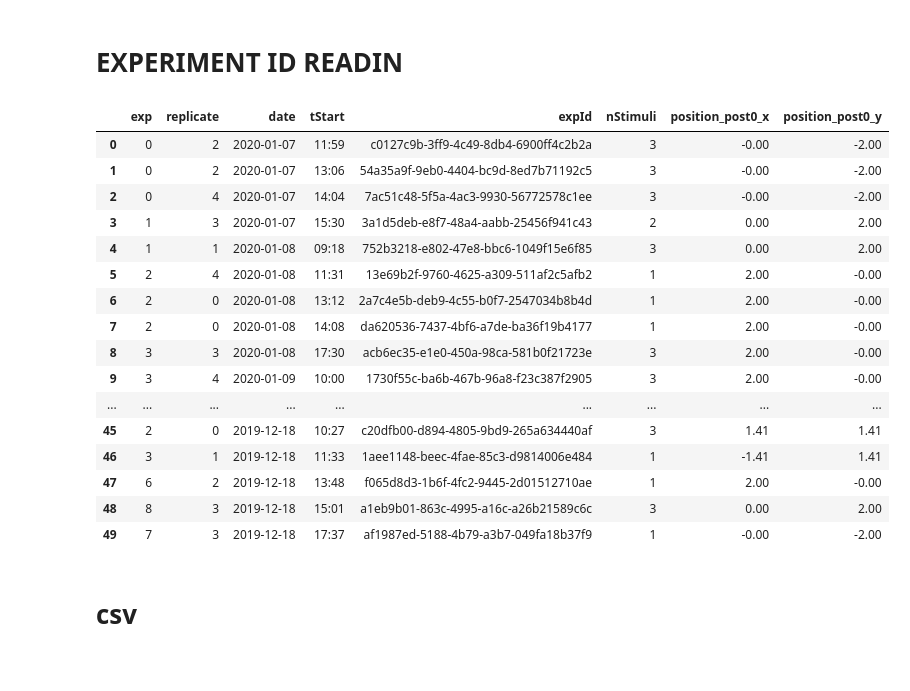
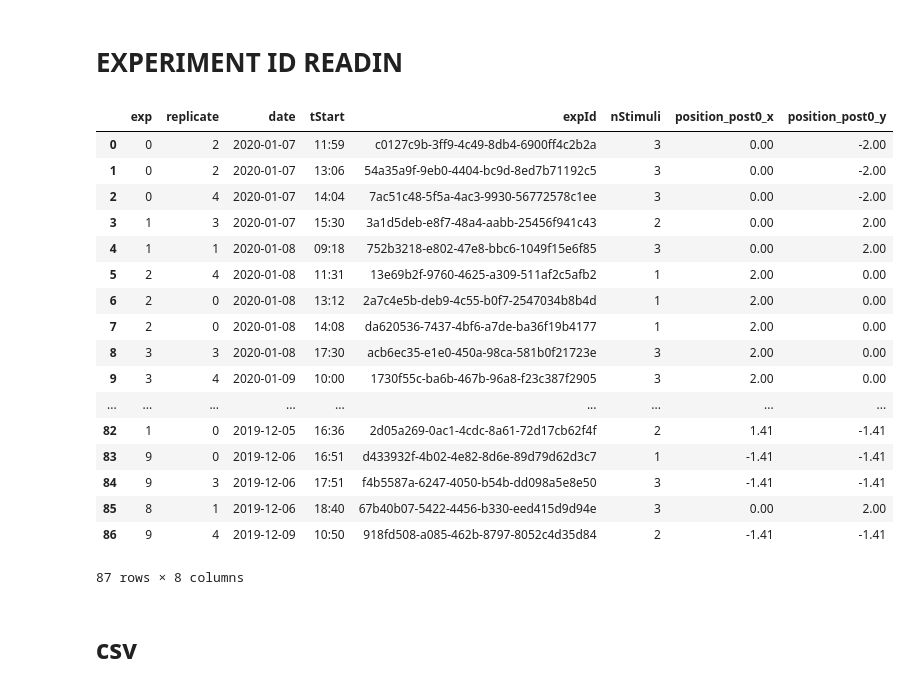
Before and after one commit to bianca-schell/locustVR, a Jupyter notebook: plotting/plotting_locust_loop_dbs.ipynb, the cells around one changed output. Cells and saved outputs as stored; diff of their text form; code cells hidden in the pictures.

```diff
--- a/plotting/plotting_locust_loop_dbs.ipynb
+++ b/plotting/plotting_locust_loop_dbs.ipynb
@@ -127,6 +132,11 @@ for n in range(len(dbs)):
                 g=(ast.literal_eval(tab2.loc[d].values[0])['position'])
                 h=round(g[0], 2)
                 k=round(g[1], 2)
+                if h == -0.00:
+                    h=0.00
+                if k == -0.00:
+                    k=0.00
+
                 #print(g.keys())
                 #print(h,k)
                 readin_id['nStimuli'][i]=f
@@ -176,25 +186,26 @@ See the caveats in the documentation: http://pandas.pydata.org/pandas-docs/stabl
 # %% [markdown]
 # EXPERIMENT ID READIN
 # %%
-readin_id2.head(50)
+readin_id2
 # %% [output]
 |  | exp | replicate | date | tStart | expId | nStimuli | position_post0_x | position_post0_y |
-| 0 | 0 | 2 | 2020-01-07 | 11:59 | c0127c9b-3ff9-4c49-8db4-6900ff4c2b2a | 3 | -0.00 | -2.00 |
-| 1 | 0 | 2 | 2020-01-07 | 13:06 | 54a35a9f-9eb0-4404-bc9d-8ed7b71192c5 | 3 | -0.00 | -2.00 |
-| 2 | 0 | 4 | 2020-01-07 | 14:04 | 7ac51c48-5f5a-4ac3-9930-56772578c1ee | 3 | -0.00 | -2.00 |
+| 0 | 0 | 2 | 2020-01-07 | 11:59 | c0127c9b-3ff9-4c49-8db4-6900ff4c2b2a | 3 | 0.00 | -2.00 |
+| 1 | 0 | 2 | 2020-01-07 | 13:06 | 54a35a9f-9eb0-4404-bc9d-8ed7b71192c5 | 3 | 0.00 | -2.00 |
+| 2 | 0 | 4 | 2020-01-07 | 14:04 | 7ac51c48-5f5a-4ac3-9930-56772578c1ee | 3 | 0.00 | -2.00 |
 | 3 | 1 | 3 | 2020-01-07 | 15:30 | 3a1d5deb-e8f7-48a4-aabb-25456f941c43 | 2 | 0.00 | 2.00 |
 | 4 | 1 | 1 | 2020-01-08 | 09:18 | 752b3218-e802-47e8-bbc6-1049f15e6f85 | 3 | 0.00 | 2.00 |
-| 5 | 2 | 4 | 2020-01-08 | 11:31 | 13e69b2f-9760-4625-a309-511af2c5afb2 | 1 | 2.00 | -0.00 |
-| 6 | 2 | 0 | 2020-01-08 | 13:12 | 2a7c4e5b-deb9-4c55-b0f7-2547034b8b4d | 1 | 2.00 | -0.00 |
-| 7 | 2 | 0 | 2020-01-08 | 14:08 | da620536-7437-4bf6-a7de-ba36f19b4177 | 1 | 2.00 | -0.00 |
-| 8 | 3 | 3 | 2020-01-08 | 17:30 | acb6ec35-e1e0-450a-98ca-581b0f21723e | 3 | 2.00 | -0.00 |
-| 9 | 3 | 4 | 2020-01-09 | 10:00 | 1730f55c-ba6b-467b-96a8-f23c387f2905 | 3 | 2.00 | -0.00 |
+| 5 | 2 | 4 | 2020-01-08 | 11:31 | 13e69b2f-9760-4625-a309-511af2c5afb2 | 1 | 2.00 | 0.00 |
+| 6 | 2 | 0 | 2020-01-08 | 13:12 | 2a7c4e5b-deb9-4c55-b0f7-2547034b8b4d | 1 | 2.00 | 0.00 |
+| 7 | 2 | 0 | 2020-01-08 | 14:08 | da620536-7437-4bf6-a7de-ba36f19b4177 | 1 | 2.00 | 0.00 |
+| 8 | 3 | 3 | 2020-01-08 | 17:30 | acb6ec35-e1e0-450a-98ca-581b0f21723e | 3 | 2.00 | 0.00 |
+| 9 | 3 | 4 | 2020-01-09 | 10:00 | 1730f55c-ba6b-467b-96a8-f23c387f2905 | 3 | 2.00 | 0.00 |
 | ... | ... | ... | ... | ... | ... | ... | ... | ... |
-| 45 | 2 | 0 | 2019-12-18 | 10:27 | c20dfb00-d894-4805-9bd9-265a634440af | 3 | 1.41 | 1.41 |
-| 46 | 3 | 1 | 2019-12-18 | 11:33 | 1aee1148-beec-4fae-85c3-d9814006e484 | 1 | -1.41 | 1.41 |
-| 47 | 6 | 2 | 2019-12-18 | 13:48 | f065d8d3-1b6f-4fc2-9445-2d01512710ae | 1 | 2.00 | -0.00 |
-| 48 | 8 | 3 | 2019-12-18 | 15:01 | a1eb9b01-863c-4995-a16c-a26b21589c6c | 3 | 0.00 | 2.00 |
-| 49 | 7 | 3 | 2019-12-18 | 17:37 | af1987ed-5188-4b79-a3b7-049fa18b37f9 | 1 | -0.00 | -2.00 |
+| 82 | 1 | 0 | 2019-12-05 | 16:36 | 2d05a269-0ac1-4cdc-8a61-72d17cb62f4f | 2 | 1.41 | -1.41 |
+| 83 | 9 | 0 | 2019-12-06 | 16:51 | d433932f-4b02-4e82-8d6e-89d79d62d3c7 | 1 | -1.41 | -1.41 |
+| 84 | 9 | 3 | 2019-12-06 | 17:51 | f4b5587a-6247-4050-b54b-dd098a5e8e50 | 3 | -1.41 | -1.41 |
+| 85 | 8 | 1 | 2019-12-06 | 18:40 | 67b40b07-5422-4456-b330-eed415d9d94e | 3 | 0.00 | 2.00 |
+| 86 | 9 | 4 | 2019-12-09 | 10:50 | 918fd508-a085-462b-8797-8052c4d35d84 | 2 | -1.41 | -1.41 |
+87 rows × 8 columns
 # %% [markdown]
 # csv
 # %%
```
Also changed, not shown: parts of 56 cells of this notebook, 2 other files.
